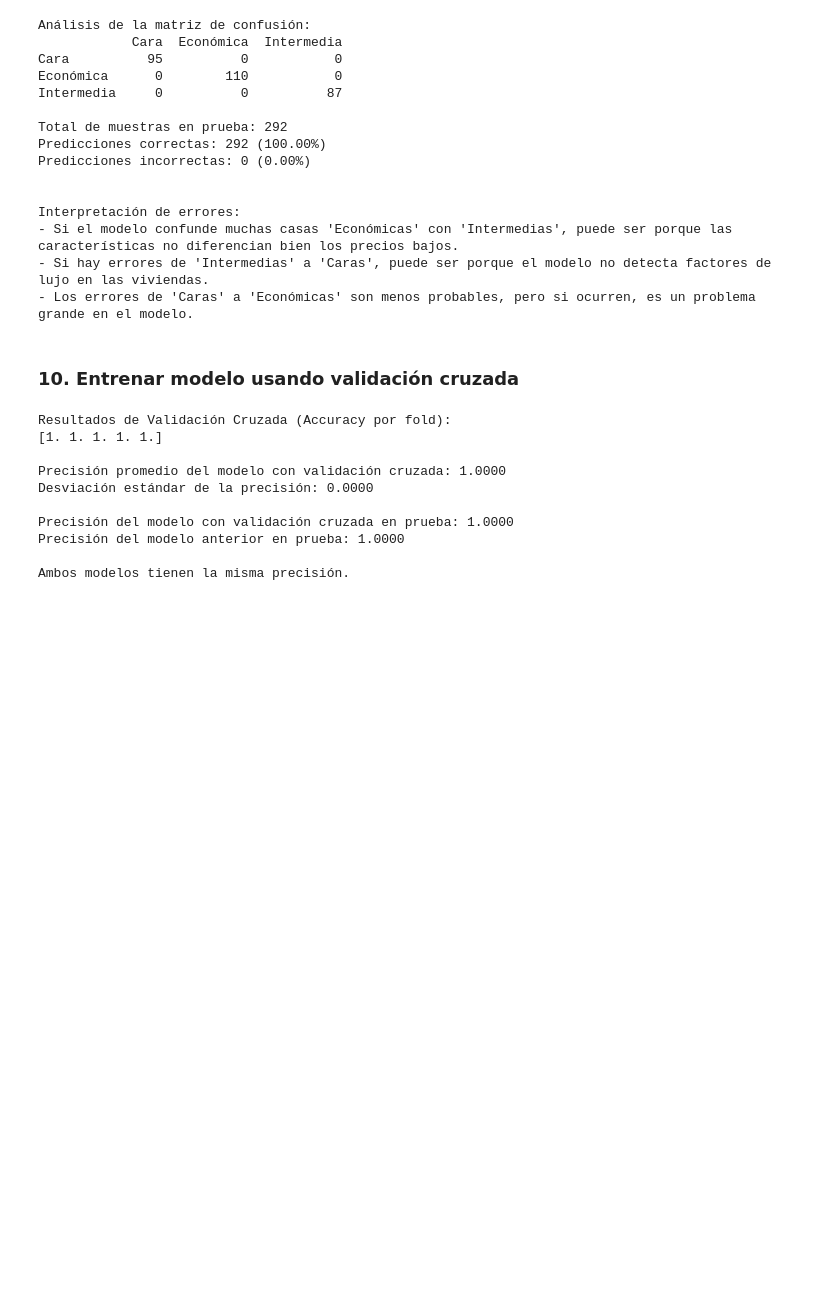
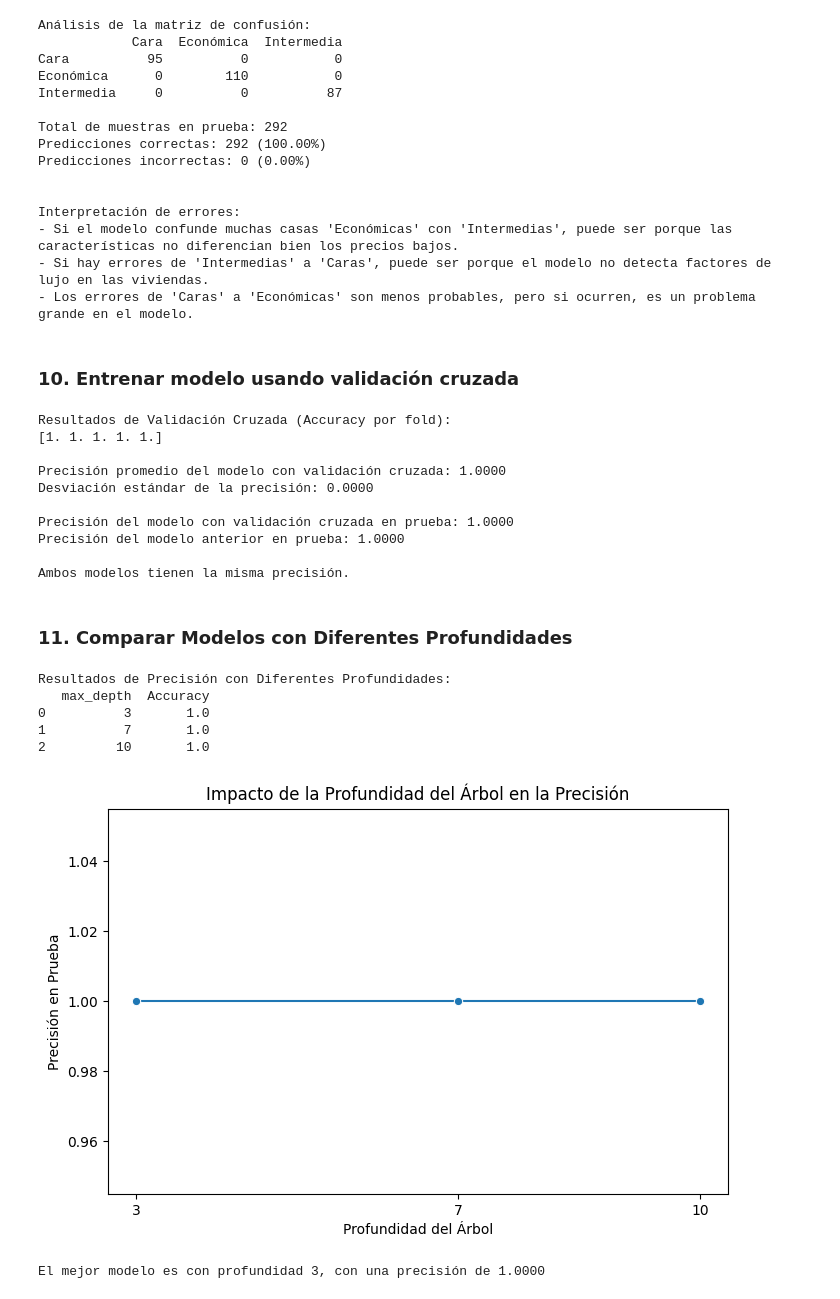
Before and after one commit to EstebanZG999/HT4Mineria, a Jupyter notebook: src/regresion_arbol.ipynb, the cells around one changed output. Drawn from its saved outputs; the diff is of its cells as text; code cells hidden in the pictures; blank space fills up the shorter version.

```diff
--- a/src/regresion_arbol.ipynb
+++ b/src/regresion_arbol.ipynb
@@ -684,3 +644,58 @@ Precisión del modelo con validación cruzada en prueba: 1.0000
 Precisión del modelo anterior en prueba: 1.0000
 
 Ambos modelos tienen la misma precisión.
+# %% [markdown]
+### 11. Comparar Modelos con Diferentes Profundidades
+# %%
+depths = [3, 7, 10]  # Profundidades a probar
+results = []
+
+for depth in depths:
+    # Crear y entrenar el modelo con la profundidad específica
+    tree_classifier_var = DecisionTreeClassifier(max_depth=depth, random_state=42)
+    tree_classifier_var.fit(X_train, y_train)
+
+    # Predicciones en el conjunto de prueba
+    y_pred_var = tree_classifier_var.predict(X_test)
+
+    # Calcular la precisión del modelo
+    accuracy_var = accuracy_score(y_test, y_pred_var)
+
+    # Guardar resultados
+    results.append((depth, accuracy_var))
+
+# Convertir resultados a DataFrame para análisis
+results_df = pd.DataFrame(results, columns=['max_depth', 'Accuracy'])
+
+# --------------------------------------------------
+# VISUALIZACIÓN DE RESULTADOS
+# --------------------------------------------------
+
+print("\nResultados de Precisión con Diferentes Profundidades:")
+print(results_df)
+
+# Gráfico de comparación
+plt.figure(figsize=(8,5))
+sns.lineplot(data=results_df, x='max_depth', y='Accuracy', marker='o')
+plt.xlabel("Profundidad del Árbol")
+plt.ylabel("Precisión en Prueba")
+plt.title("Impacto de la Profundidad del Árbol en la Precisión")
+plt.xticks(depths)
+plt.show()
+
+# --------------------------------------------------
+# DETERMINAR EL MEJOR MODELO
+# --------------------------------------------------
+
+best_depth = results_df.loc[results_df['Accuracy'].idxmax(), 'max_depth']
+best_accuracy = results_df.loc[results_df['Accuracy'].idxmax(), 'Accuracy']
+
+print(f"\nEl mejor modelo es con profundidad {best_depth}, con una precisión de {best_accuracy:.4f}")
+# %% [output]
+Resultados de Precisión con Diferentes Profundidades:
+   max_depth  Accuracy
+0          3       1.0
+1          7       1.0
+2         10       1.0
+[figure, added]
+El mejor modelo es con profundidad 3, con una precisión de 1.0000
```
Also changed, not shown: parts of 4 cells of this notebook.
